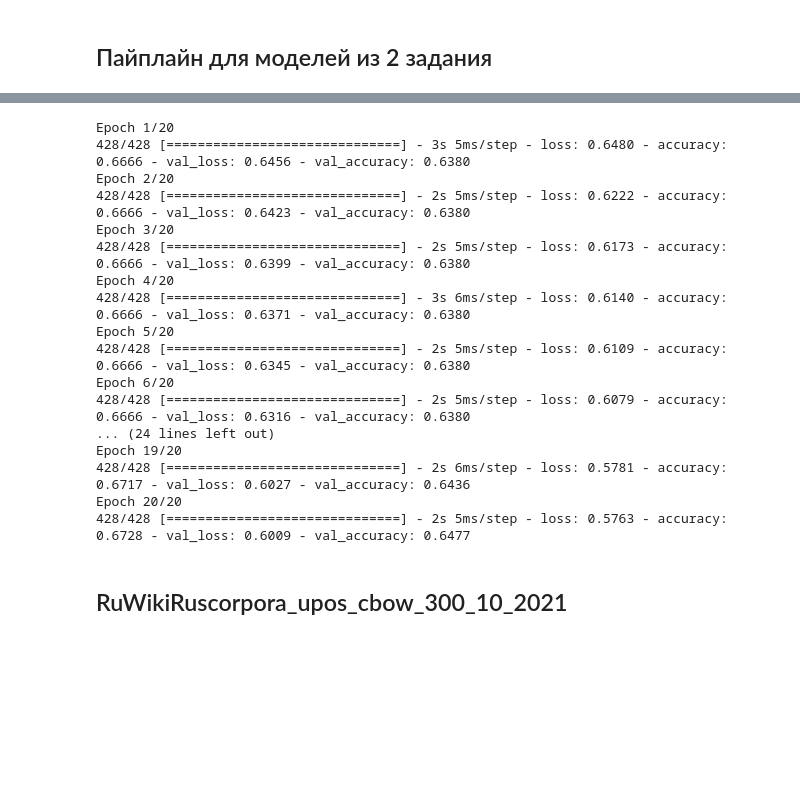
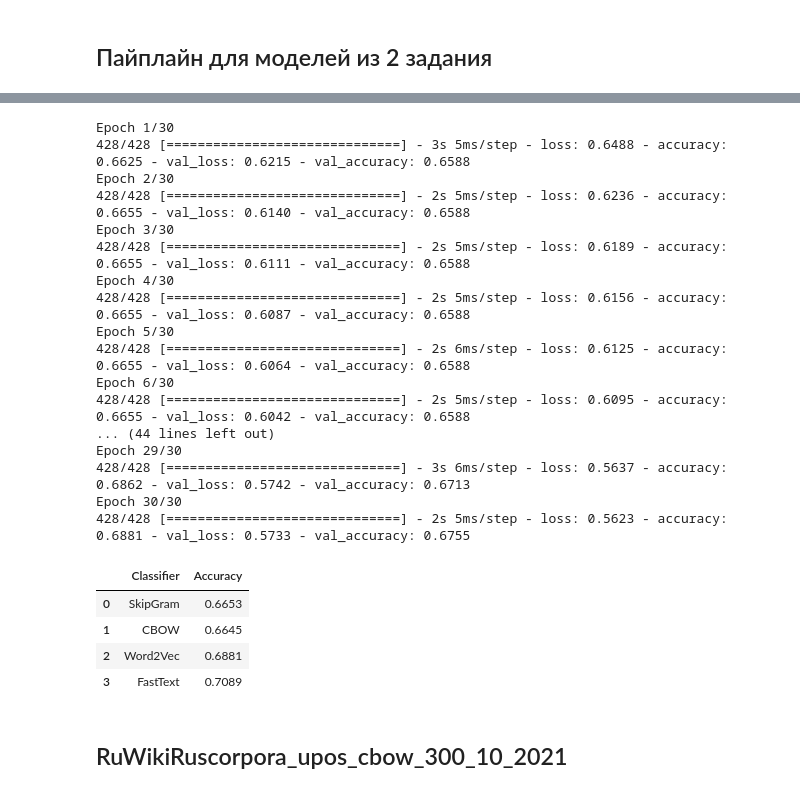
Before and after one commit to Tweedledee18/compling_nlp_hse_course, a Jupyter notebook: notebooks/word_embeddings/HW6 - Bystrova.ipynb, the cells around one changed output, grey strips where cells are left out. Cells and saved outputs as stored; diff of their text form; code cells hidden in the pictures; blank space fills up the shorter version.

```diff
--- a/notebooks/word_embeddings/HW6 - Bystrova.ipynb
+++ b/notebooks/word_embeddings/HW6 - Bystrova.ipynb
@@ -830,23 +830,32 @@ Epoch 20/20
 # %%
-word2vec_classifier = gensim_emdeddings(word2id, w2v, 300)
+word2vec = gensim_emdeddings(word2id, w2v, 300)
 # %% [output]
-Epoch 1/20
-428/428 [==============================] - 3s 5ms/step - loss: 0.6480 - accuracy: 0.6666 - val_loss: 0.6456 - val_accuracy: 0.6380
-Epoch 2/20
-428/428 [==============================] - 2s 5ms/step - loss: 0.6222 - accuracy: 0.6666 - val_loss: 0.6423 - val_accuracy: 0.6380
-Epoch 3/20
-428/428 [==============================] - 2s 5ms/step - loss: 0.6173 - accuracy: 0.6666 - val_loss: 0.6399 - val_accuracy: 0.6380
-Epoch 4/20
-428/428 [==============================] - 3s 6ms/step - loss: 0.6140 - accuracy: 0.6666 - val_loss: 0.6371 - val_accuracy: 0.6380
-Epoch 5/20
-428/428 [==============================] - 2s 5ms/step - loss: 0.6109 - accuracy: 0.6666 - val_loss: 0.6345 - val_accuracy: 0.6380
-Epoch 6/20
-428/428 [==============================] - 2s 5ms/step - loss: 0.6079 - accuracy: 0.6666 - val_loss: 0.6316 - val_accuracy: 0.6380
-... (24 lines left out)
-Epoch 19/20
-428/428 [==============================] - 2s 6ms/step - loss: 0.5781 - accuracy: 0.6717 - val_loss: 0.6027 - val_accuracy: 0.6436
-Epoch 20/20
-428/428 [==============================] - 2s 5ms/step - loss: 0.5763 - accuracy: 0.6728 - val_loss: 0.6009 - val_accuracy: 0.6477
+Epoch 1/30
+428/428 [==============================] - 3s 5ms/step - loss: 0.6488 - accuracy: 0.6625 - val_loss: 0.6215 - val_accuracy: 0.6588
+Epoch 2/30
+428/428 [==============================] - 2s 5ms/step - loss: 0.6236 - accuracy: 0.6655 - val_loss: 0.6140 - val_accuracy: 0.6588
+Epoch 3/30
+428/428 [==============================] - 2s 5ms/step - loss: 0.6189 - accuracy: 0.6655 - val_loss: 0.6111 - val_accuracy: 0.6588
+Epoch 4/30
+428/428 [==============================] - 2s 5ms/step - loss: 0.6156 - accuracy: 0.6655 - val_loss: 0.6087 - val_accuracy: 0.6588
+Epoch 5/30
+428/428 [==============================] - 2s 6ms/step - loss: 0.6125 - accuracy: 0.6655 - val_loss: 0.6064 - val_accuracy: 0.6588
+Epoch 6/30
+428/428 [==============================] - 2s 5ms/step - loss: 0.6095 - accuracy: 0.6655 - val_loss: 0.6042 - val_accuracy: 0.6588
+... (44 lines left out)
+Epoch 29/30
+428/428 [==============================] - 3s 6ms/step - loss: 0.5637 - accuracy: 0.6862 - val_loss: 0.5742 - val_accuracy: 0.6713
+Epoch 30/30
+428/428 [==============================] - 2s 5ms/step - loss: 0.5623 - accuracy: 0.6881 - val_loss: 0.5733 - val_accuracy: 0.6755
+# %%
+df = pd.DataFrame([['SkipGram', 0.6653], ['CBOW',  0.6645], ['Word2Vec', 0.6881], ['FastText', 0.7089]], columns=['Classifier', 'Accuracy'])
+df
+# %% [output]
+|  | Classifier | Accuracy |
+| 0 | SkipGram | 0.6653 |
+| 1 | CBOW | 0.6645 |
+| 2 | Word2Vec | 0.6881 |
+| 3 | FastText | 0.7089 |
 # %% [markdown]
 ## RuWikiRuscorpora_upos_cbow_300_10_2021
 # %%
```
Also changed, not shown: parts of 6 cells of this notebook.
